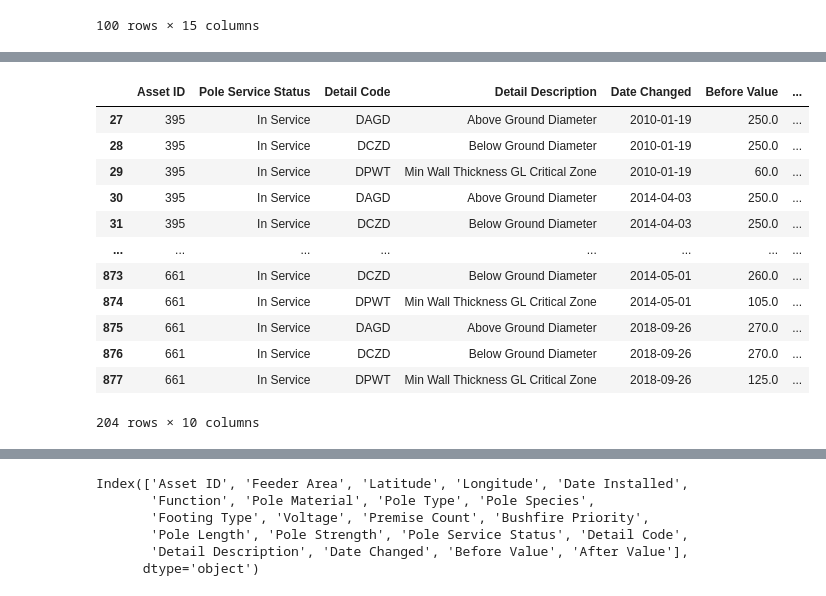
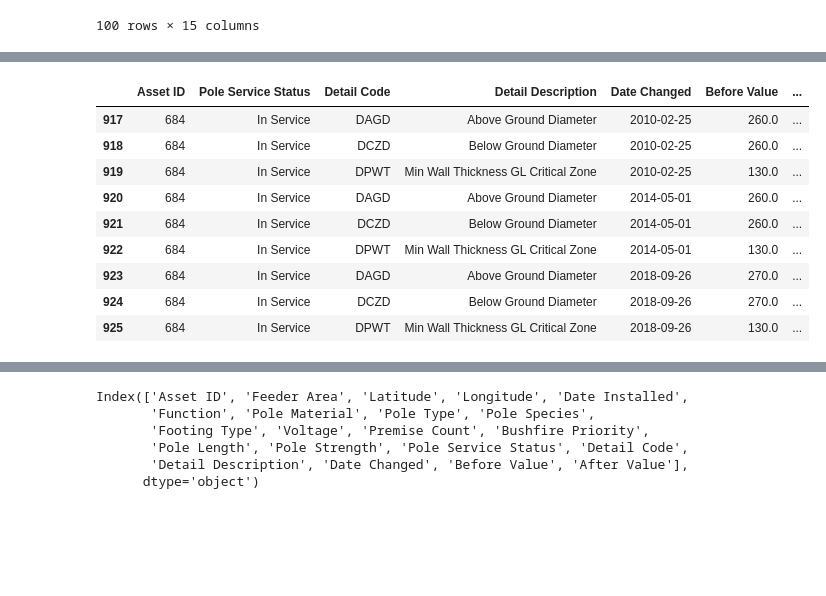
Before and after one commit to gavintreseder/pof, a Jupyter notebook: notebooks/illyse.ipynb, the cells around one changed output, grey strips where cells are left out. Drawn from its saved outputs; the diff is of its cells as text; code cells hidden in the pictures; blank space fills up the shorter version.

```diff
--- a/notebooks/illyse.ipynb
+++ b/notebooks/illyse.ipynb
@@ -149,21 +139,18 @@ condition_history["Date Changed"] = pd.to_datetime(condition_history["Date Chang
 condition_history = condition_history.merge(test, on="Asset ID")
 # %%
 condition_history["Compare"] = condition_history["Replace Date"] >  condition_history["Date Changed"]
-condition_history[condition_history["Compare"] == True]
+condition_history[condition_history["Asset ID"] == 684]
 # %% [output]
 |  | Asset ID | Pole Service Status | Detail Code | Detail Description | Date Changed | Before Value | ... |
-| 27 | 395 | In Service | DAGD | Above Ground Diameter | 2010-01-19 | 250.0 | ... |
-| 28 | 395 | In Service | DCZD | Below Ground Diameter | 2010-01-19 | 250.0 | ... |
-| 29 | 395 | In Service | DPWT | Min Wall Thickness GL Critical Zone | 2010-01-19 | 60.0 | ... |
-| 30 | 395 | In Service | DAGD | Above Ground Diameter | 2014-04-03 | 250.0 | ... |
-| 31 | 395 | In Service | DCZD | Below Ground Diameter | 2014-04-03 | 250.0 | ... |
-| ... | ... | ... | ... | ... | ... | ... | ... |
-| 873 | 661 | In Service | DCZD | Below Ground Diameter | 2014-05-01 | 260.0 | ... |
-| 874 | 661 | In Service | DPWT | Min Wall Thickness GL Critical Zone | 2014-05-01 | 105.0 | ... |
-| 875 | 661 | In Service | DAGD | Above Ground Diameter | 2018-09-26 | 270.0 | ... |
-| 876 | 661 | In Service | DCZD | Below Ground Diameter | 2018-09-26 | 270.0 | ... |
-| 877 | 661 | In Service | DPWT | Min Wall Thickness GL Critical Zone | 2018-09-26 | 125.0 | ... |
+| 917 | 684 | In Service | DAGD | Above Ground Diameter | 2010-02-25 | 260.0 | ... |
+| 918 | 684 | In Service | DCZD | Below Ground Diameter | 2010-02-25 | 260.0 | ... |
+| 919 | 684 | In Service | DPWT | Min Wall Thickness GL Critical Zone | 2010-02-25 | 130.0 | ... |
+| 920 | 684 | In Service | DAGD | Above Ground Diameter | 2014-05-01 | 260.0 | ... |
+| 921 | 684 | In Service | DCZD | Below Ground Diameter | 2014-05-01 | 260.0 | ... |
+| 922 | 684 | In Service | DPWT | Min Wall Thickness GL Critical Zone | 2014-05-01 | 130.0 | ... |
+| 923 | 684 | In Service | DAGD | Above Ground Diameter | 2018-09-26 | 270.0 | ... |
+| 924 | 684 | In Service | DCZD | Below Ground Diameter | 2018-09-26 | 270.0 | ... |
+| 925 | 684 | In Service | DPWT | Min Wall Thickness GL Critical Zone | 2018-09-26 | 130.0 | ... |
-204 rows × 10 columns
 # %%
 np.where(condition_history["Replace Date"] >  condition_history["Date Changed"], condition_history["Asset ID"], condition_history["Pseudo Asset ID"])
 # %% [output]
```
Also changed, not shown: parts of 4 cells of this notebook, 1 other file.
